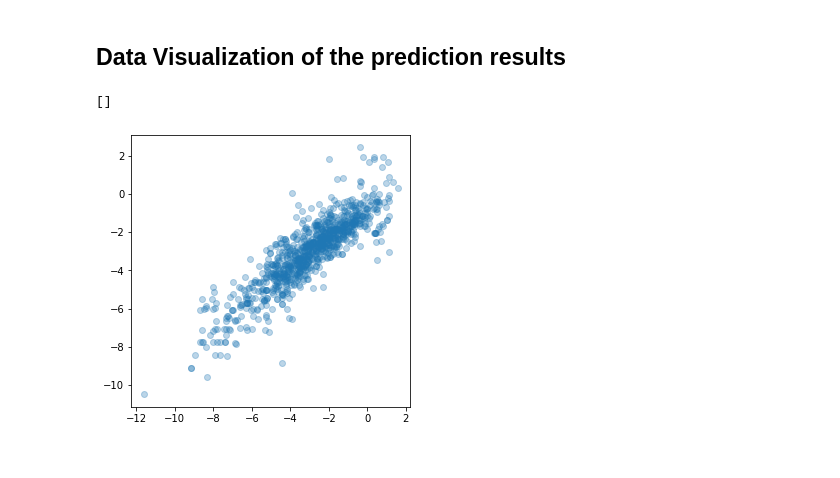
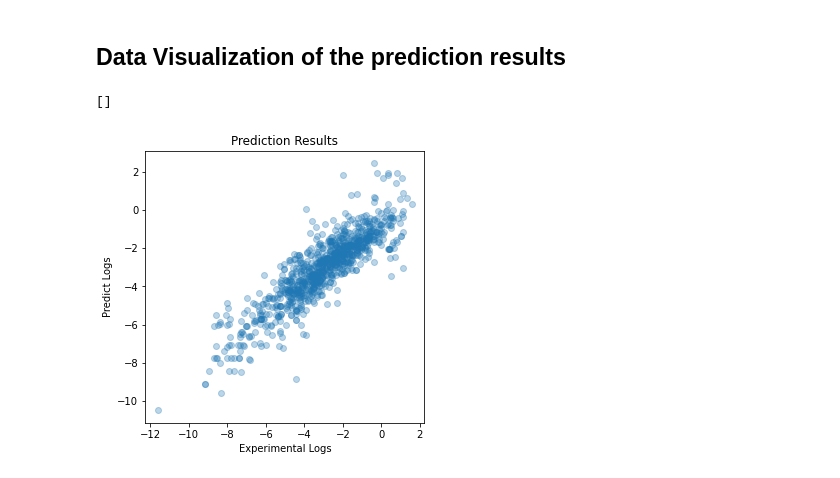
Before and after one commit to shamwamachristine/Random-Forest, a Jupyter notebook: ml.ipynb, the cells around one changed output. Saved outputs shown, nothing was run; the diff lists cells and outputs as text; code cells hidden in the pictures.

```diff
--- a/ml.ipynb
+++ b/ml.ipynb
@@ -217,10 +217,10 @@ df_models.reset_index(drop=True)
 # %%
 plt.figure(figsize=(5,5))
 plt.scatter(y_train,y_lrtrain_pred,alpha=0.3)
-#plt.ylabel('Predict Logs')
-#plt.xlabel('Experimental Logs')
-#plt.title('Prediction Results')
+plt.ylabel('Predict Logs')
+plt.xlabel('Experimental Logs')
+plt.title('Prediction Results')
 plt.plot()
 # %% [output]
 []
-[figure, old version]
+[figure, new version]
```
Also changed, not shown: parts of 2 cells of this notebook.
